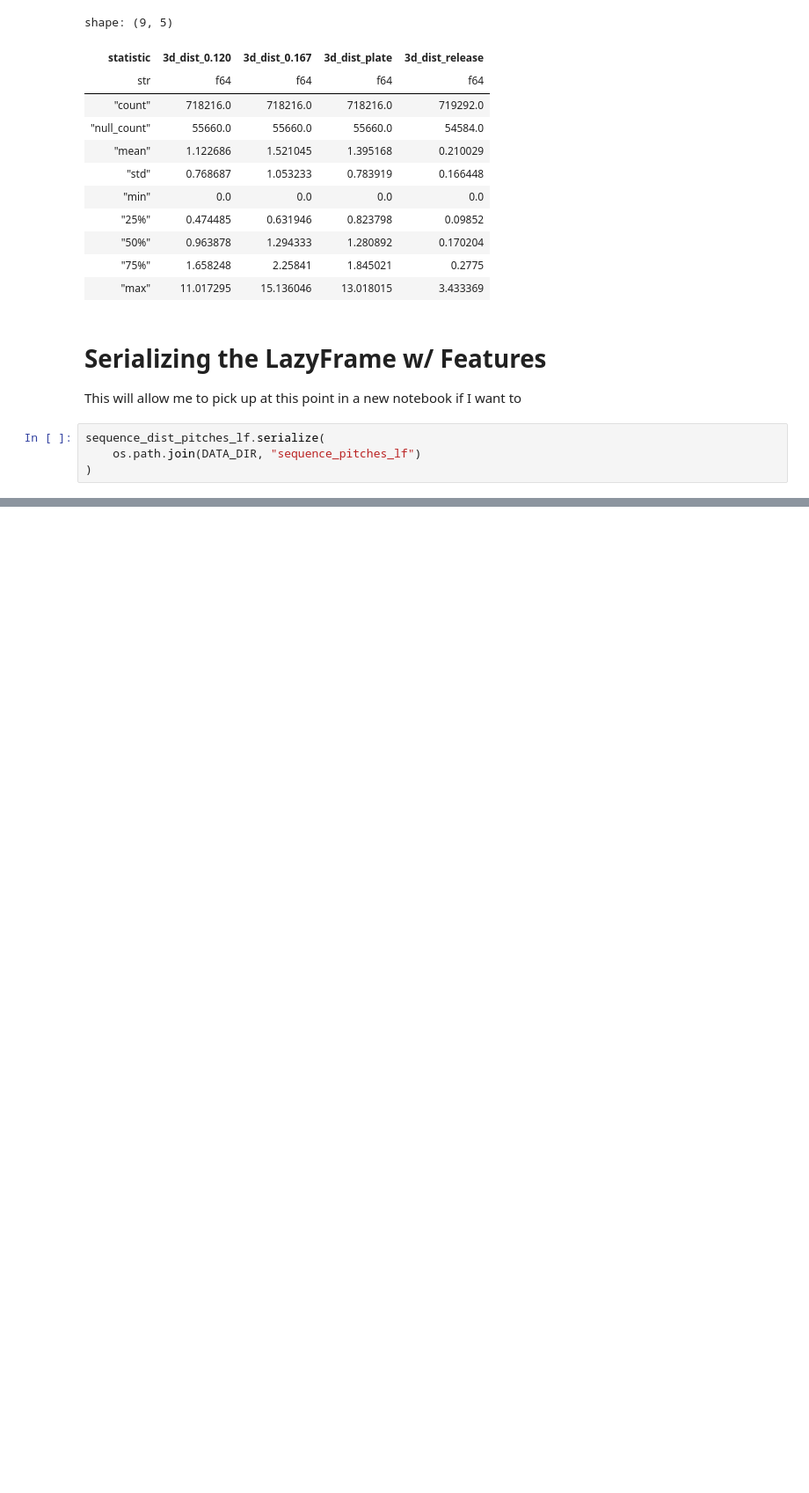
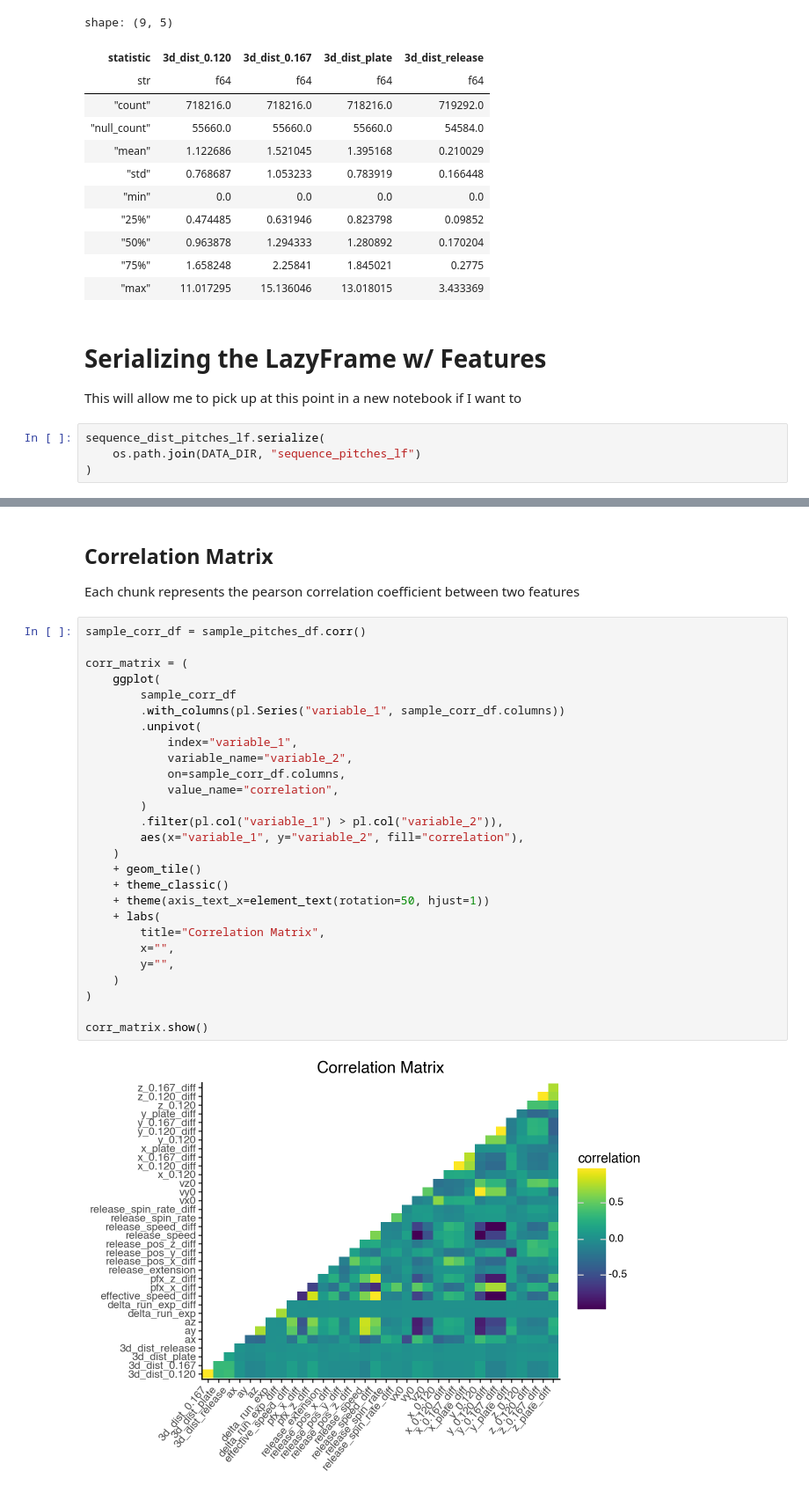
Before and after one commit to Jensen-holm/Sequence-Plus, a Jupyter notebook: notebooks/sequence+.ipynb, the cells around one changed output, grey strips where cells are left out. Shown at 88% size. Cells and saved outputs as stored; diff of their text form; blank space fills up the shorter version.

```diff
--- a/notebooks/sequence+.ipynb
+++ b/notebooks/sequence+.ipynb
@@ -698,0 +702,33 @@ rel_matrix.show()
+# %% [markdown]
+## Correlation Matrix
+
+Each chunk represents the pearson correlation coefficient between two features
+# %%
+sample_corr_df = sample_pitches_df.corr()
+
+corr_matrix = (
+    ggplot(
+        sample_corr_df
+        .with_columns(pl.Series("variable_1", sample_corr_df.columns))
+        .unpivot(
+            index="variable_1",
+            variable_name="variable_2",
+            on=sample_corr_df.columns,
+            value_name="correlation",
+        )
+        .filter(pl.col("variable_1") > pl.col("variable_2")),
+        aes(x="variable_1", y="variable_2", fill="correlation"),
+    )
+    + geom_tile()
+    + theme_classic()
+    + theme(axis_text_x=element_text(rotation=50, hjust=1))
+    + labs(
+        title="Correlation Matrix",
+        x="",
+        y="",
+    )
+)
+
+corr_matrix.show()
+# %% [output]
+[figure, added]
```
Also changed, not shown: parts of 9 cells of this notebook, 8 other files.
